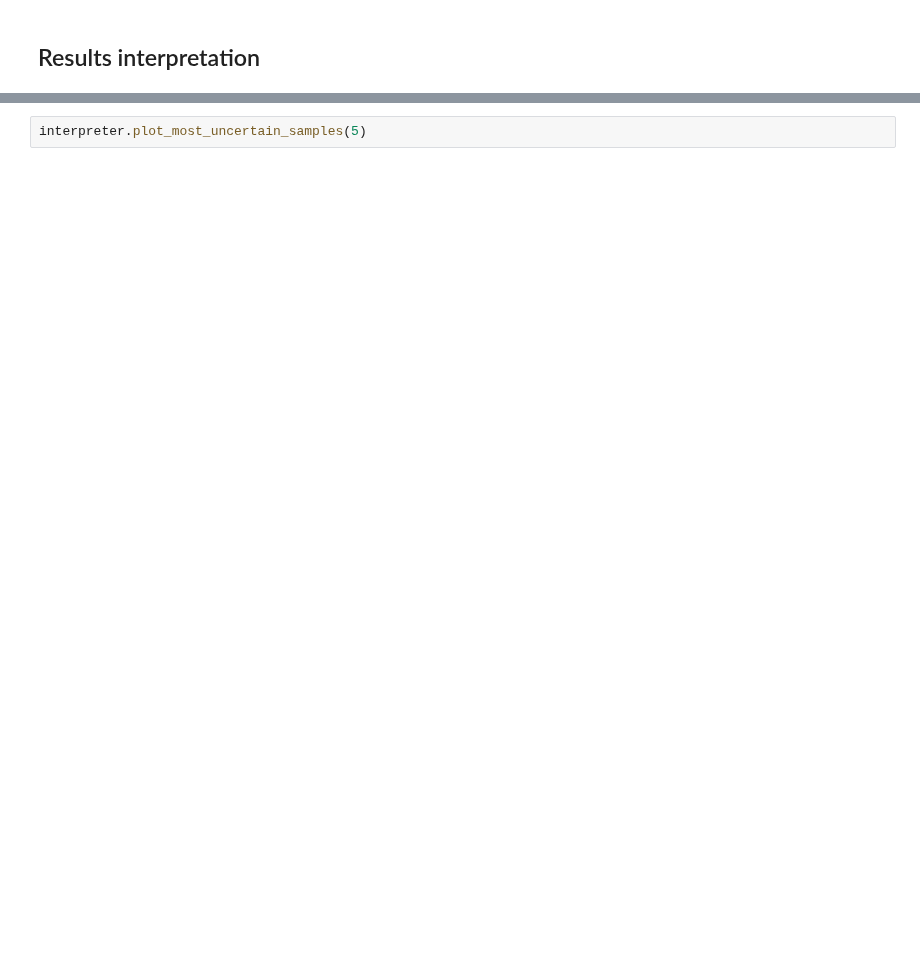
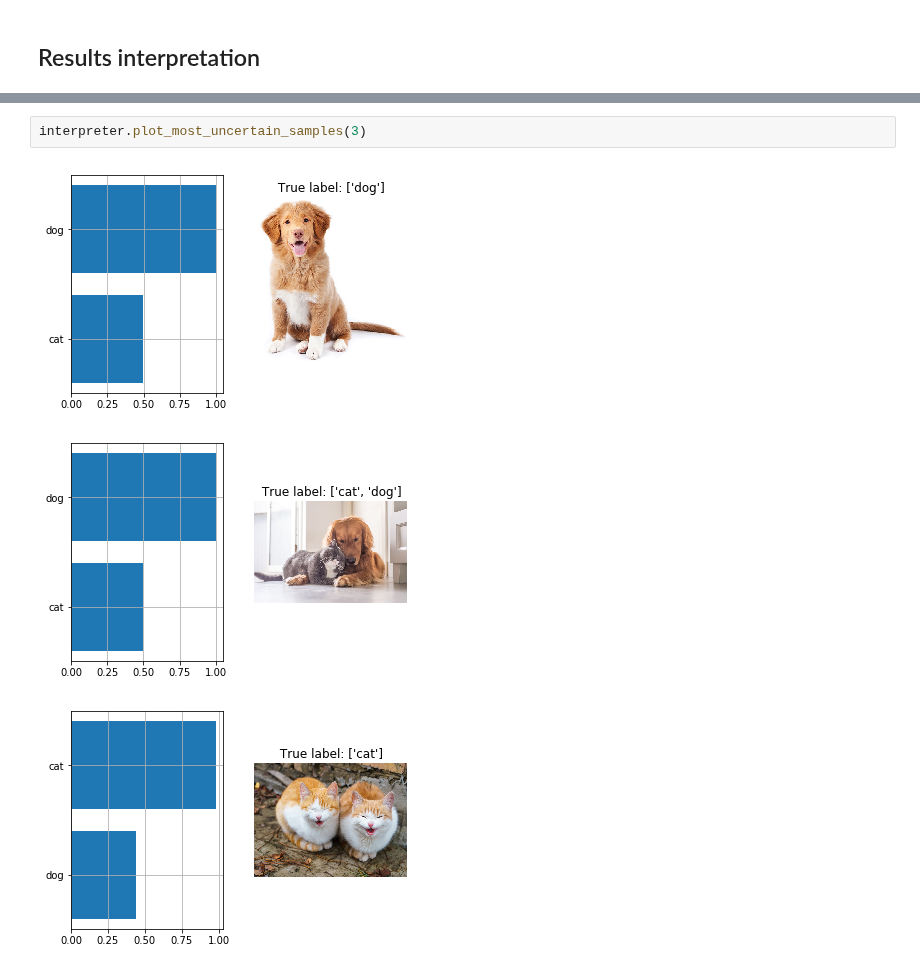
Before and after one commit to omyllymaki/image-classifier, a Jupyter notebook: model_evaluation.ipynb, the cells around one changed output, grey strips where cells are left out. Saved outputs shown, nothing was run; the diff lists cells and outputs as text; blank space fills up the shorter version.

```diff
--- a/model_evaluation.ipynb
+++ b/model_evaluation.ipynb
@@ -69,5 +87,9 @@ interpreter.plot_most_incorrect_samples(5)
 # %%
-interpreter.plot_most_uncertain_samples(5)
+interpreter.plot_most_uncertain_samples(3)
+# %% [output]
+[figure, added]
+[figure, added]
+[figure, added]
 # %%
 @interact(index=widgets.IntSlider(min=0, max=len(y_true)-1, step=1, value=0, continuous_update=False))
 def show_prediction(index=0):
```
Also changed, not shown: parts of 14 cells of this notebook, 1 other file.
